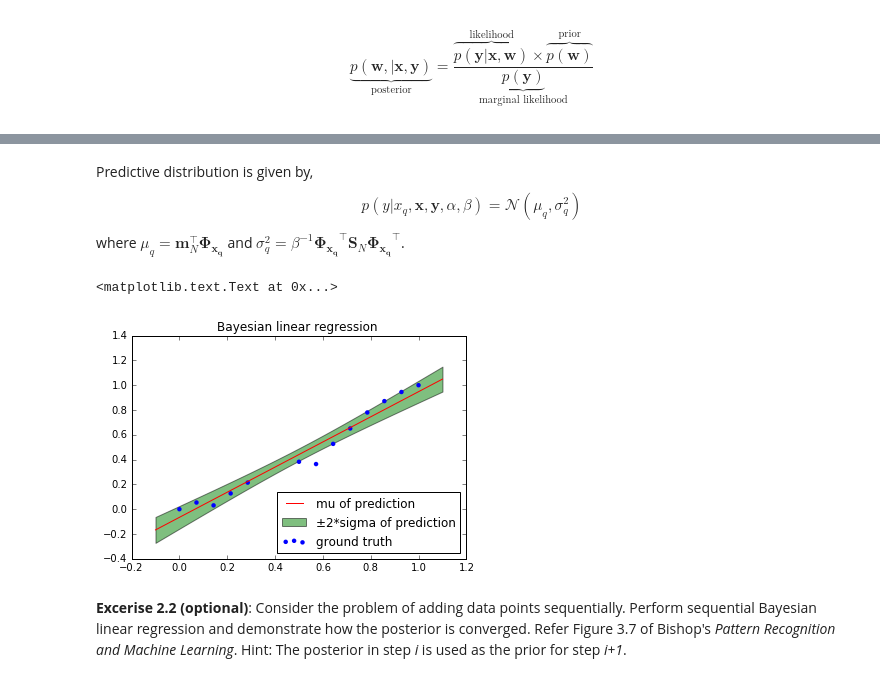
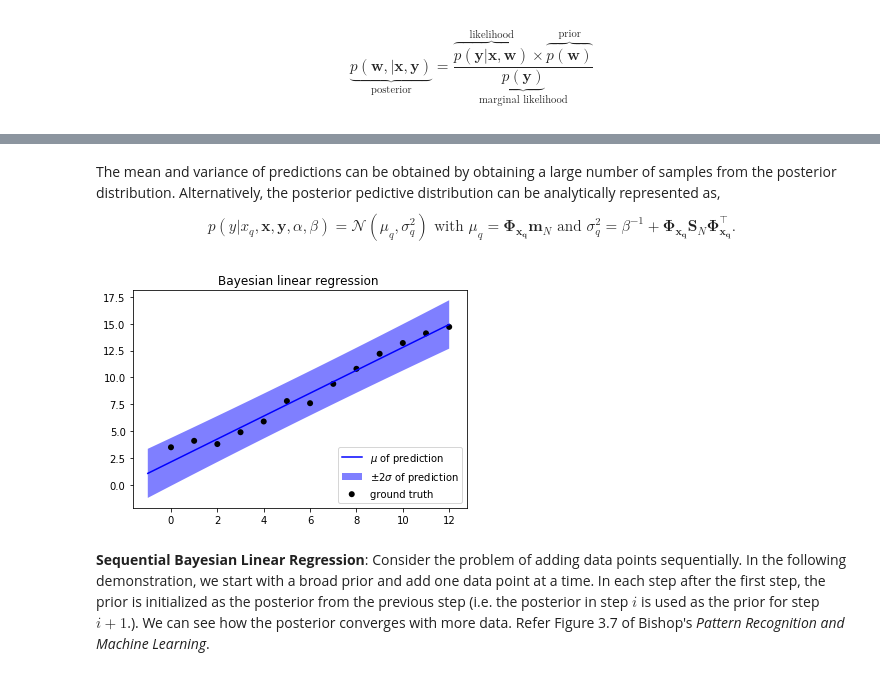
Before and after one commit to RansML/RAS-Robust-Autonomous-Systems, a Jupyter notebook: 5_Uncertainty-Aware_Regression.ipynb, the cells around one changed output, grey strips where cells are left out. Drawn from its saved outputs; the diff is of its cells as text; code cells hidden in the pictures.

```diff
--- a/5_Uncertainty-Aware_Regression.ipynb
+++ b/5_Uncertainty-Aware_Regression.ipynb
@@ -180,11 +190,0 @@ Training data were normalized before analysis. Try to perform regression analysi
-# %%
-##Answer
-"""
-y values are extremely high.
-Numerical stability large i/o values? - normalization - be sensible - what if y is normalized, but
-not x.
-y = 0.5 = w2.19862 + w1.19861 + w0. . . ==> w0, w1 & w0 will be extremeny small!! Using
-np.linalg.solve() instead of np.linalg.inv() *matrix is not singular ??
-
-#w_hat = (np.linalg.solve(ϕ_x.T.dot(ϕ_x), np.diag(np.ones(ϕ_x.shape[1])) )).dot(ϕ_x.T.dot(y))
-"""
@@ -256,11 +264,7 @@ p = 1
 # %%
-#prior distribution
-alpha = 2**-1
-prior = multivariate_normal(np.zeros(p+1), 1/alpha*np.eye(p+1))
-
-#posterior distribution
-beta = 0.3**-2
-S_N = np.linalg.pinv(alpha*np.eye((p+1)) + beta*ϕ_x.T.dot(ϕ_x))
-m_N = beta*S_N.dot(ϕ_x.T.dot(y))
+# Posterior distribution
+beta = 1**0 # noise precision - should be large
+S_N = np.linalg.pinv(alpha*np.eye((D+1)) + beta*ϕ_X.T.dot(ϕ_X))
+m_N = beta*S_N.dot(ϕ_X.T.dot(y))
 posterior = multivariate_normal(m_N[:,0], S_N)
 # %%
@@ -279,28 +317,21 @@ ax[1].contourf(xx, yy, posterior_pdf.reshape(xx.shape)); ax[1].axis('equal'); ax
 # %% [markdown]
-Predictive distribution is given by,
-\begin{equation}
-    p(y \lvert x_q, \mathbf{x, y}, \alpha, \beta) = \mathcal{N}(\mu_q, \sigma^2_q)
-\end{equation}
-
-where $\mu_q = \mathbf{m}_N^\top \mathbf{\Phi_{x_q}}$ and
-$\sigma^2_q = \beta^{-1} \mathbf{\Phi_{x_q}}^\top \mathbf{S}_N \mathbf{\Phi_{x_q}}^\top$.
+The mean and variance of predictions can be obtained by obtaining a large number of samples from the posterior distribution. Alternatively, the posterior pedictive distribution can be analytically represented as,
+$$p(y \lvert x_q, \mathbf{x, y}, \alpha, \beta) = \mathcal{N}(\mu_q, \sigma^2_q) \text{ with } \mu_q = \mathbf{\Phi_{x_q}}\mathbf{m}_N \text{ and }
+\sigma^2_q = \beta^{-1} + \mathbf{\Phi_{x_q}} \mathbf{S}_N \mathbf{\Phi_{x_q}^\top}.$$
 # %%
-x_q = np.linspace(-0.1, 1.1, 200)[:,np.newaxis]
-ϕ_x_q = generate_feature_mat(x_q, p)
+# Posterior predictive distributions
+mu_q = ϕ_X_q.dot(m_N)
+sigma_q = np.sqrt(1/beta + np.diag(ϕ_X_q.dot(S_N.dot(ϕ_X_q.T))))[:,None]
 
-mu_q = m_N.T.dot(ϕ_x_q.T).ravel()
-sigma_q = np.sqrt(np.diag(ϕ_x_q.dot(S_N.dot(ϕ_x_q.T))/beta))
-
-pl.fill_between(x_q.ravel(), mu_q-2*sigma_q, mu_q+2*sigma_q, \
-                facecolor='green', interpolate=True, alpha=0.5, label='±2*sigma of prediction')
-pl.scatter(x, y, label='ground truth', edgecolors='')
-pl.plot(x_q, mu_q, c='r', label='mu of prediction')
+# Plot
+pl.fill_between(X_q.ravel(), np.ravel(mu_q-2*sigma_q), np.ravel(mu_q+2*sigma_q),\
+                facecolor='blue', interpolate=True, alpha=0.5, label=r'$±2\sigma$ of prediction')
+pl.scatter(X, y, c='k', label='ground truth', edgecolors='')
+pl.plot(X_q, mu_q, c='b', label=r'$\mu$ of prediction')
 pl.legend(loc='lower right')
-pl.title('Bayesian linear regression ')
+pl.title('Bayesian linear regression ');
 # %% [output]
-<matplotlib.text.Text at 0x...>
-[figure, old version]
+[figure, new version]
-# %% [markdown]
-**Excerise 2.2 (optional)**: Consider the problem of adding data points sequentially. Perform sequential Bayesian linear regression and demonstrate how the posterior is converged. Refer Figure 3.7 of Bishop's *Pattern Recognition and Machine Learning*.
-Hint: The posterior in step *i* is used as the prior for step *i+1*.
+# %% [markdown]
+**Sequential Bayesian Linear Regression**: Consider the problem of adding data points sequentially. In the following demonstration, we start with a broad prior and add one data point at a time. In each step after the first step, the prior is initialized as the posterior from the previous step (i.e. the posterior in step $i$ is used as the prior for step $i+1$.). We can see how the posterior converges with more data. Refer Figure 3.7 of Bishop's *Pattern Recognition and Machine Learning*.
 # %%
```
Also changed, not shown: parts of 45 cells of this notebook, 1 other file.
